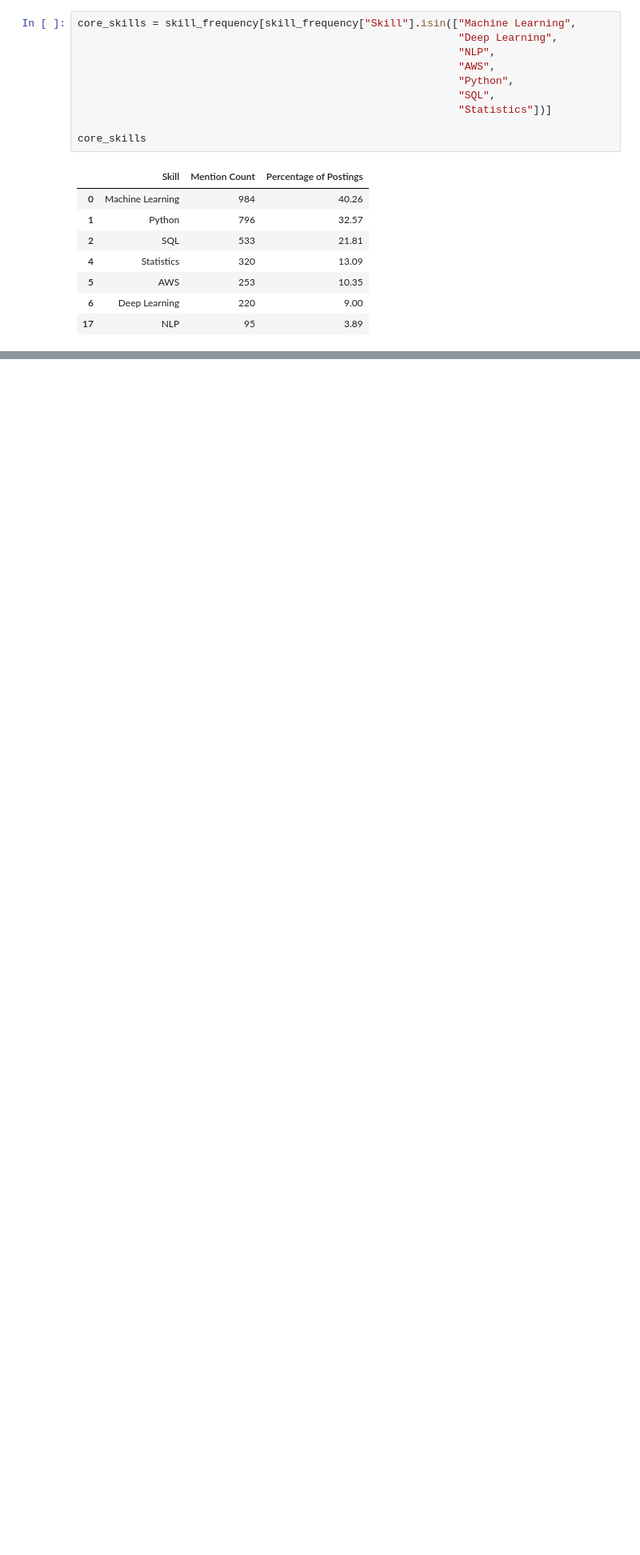
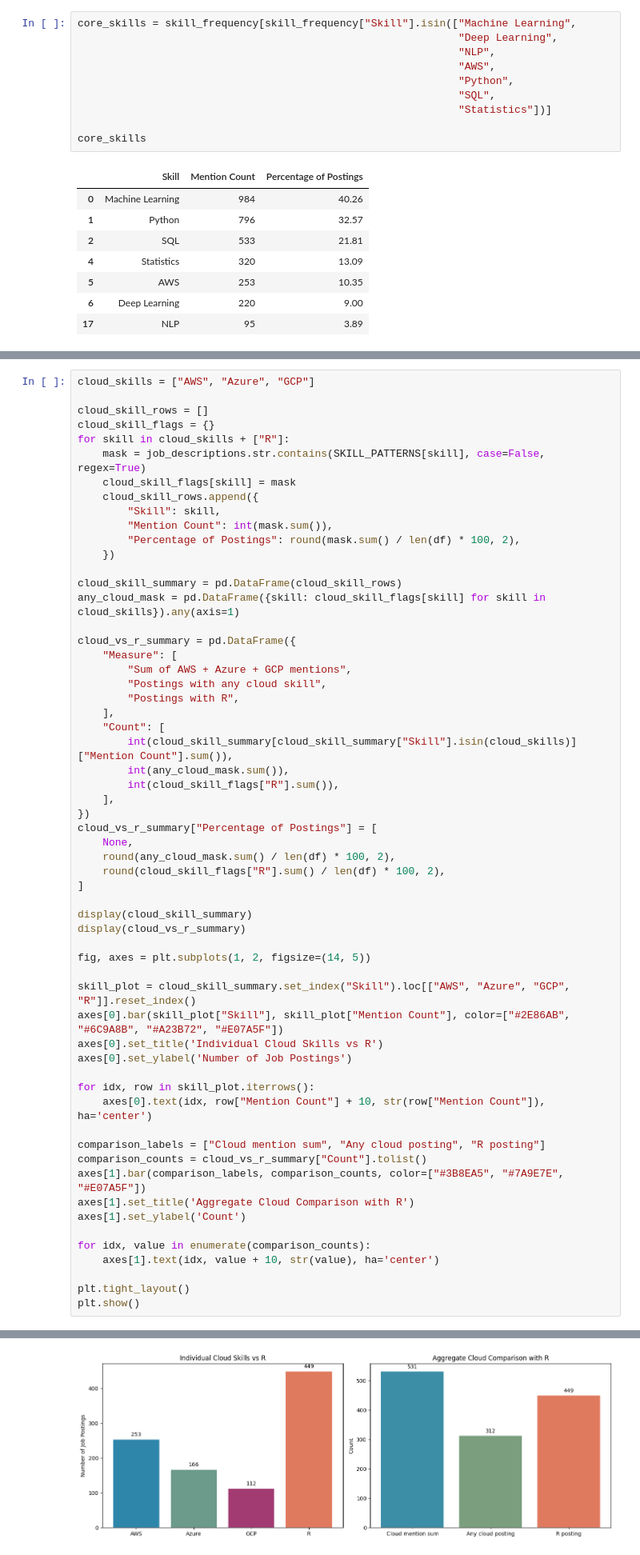
Before and after one commit to Nejel/ttu_group_project, a Jupyter notebook: experiment_1.ipynb, the cells around one changed output, grey strips where cells are left out. Shown at 80% size. Saved outputs shown, nothing was run; the diff lists cells and outputs as text; blank space fills up the shorter version.

```diff
--- a/experiment_1.ipynb
+++ b/experiment_1.ipynb
@@ -124,0 +237,60 @@ This suggests that Machine Learning has become a fundamental requirement in data
+# %%
+cloud_skills = ["AWS", "Azure", "GCP"]
+
+cloud_skill_rows = []
+cloud_skill_flags = {}
+for skill in cloud_skills + ["R"]:
+    mask = job_descriptions.str.contains(SKILL_PATTERNS[skill], case=False, regex=True)
+    cloud_skill_flags[skill] = mask
+    cloud_skill_rows.append({
+        "Skill": skill,
+        "Mention Count": int(mask.sum()),
+        "Percentage of Postings": round(mask.sum() / len(df) * 100, 2),
+    })
+
+cloud_skill_summary = pd.DataFrame(cloud_skill_rows)
+any_cloud_mask = pd.DataFrame({skill: cloud_skill_flags[skill] for skill in cloud_skills}).any(axis=1)
+
+cloud_vs_r_summary = pd.DataFrame({
+    "Measure": [
+        "Sum of AWS + Azure + GCP mentions",
+        "Postings with any cloud skill",
+        "Postings with R",
+    ],
+    "Count": [
+        int(cloud_skill_summary[cloud_skill_summary["Skill"].isin(cloud_skills)]["Mention Count"].sum()),
+        int(any_cloud_mask.sum()),
+        int(cloud_skill_flags["R"].sum()),
+    ],
+})
+cloud_vs_r_summary["Percentage of Postings"] = [
+    None,
+    round(any_cloud_mask.sum() / len(df) * 100, 2),
+    round(cloud_skill_flags["R"].sum() / len(df) * 100, 2),
+]
+
+display(cloud_skill_summary)
+display(cloud_vs_r_summary)
+
+fig, axes = plt.subplots(1, 2, figsize=(14, 5))
+
+skill_plot = cloud_skill_summary.set_index("Skill").loc[["AWS", "Azure", "GCP", "R"]].reset_index()
+axes[0].bar(skill_plot["Skill"], skill_plot["Mention Count"], color=["#2E86AB", "#6C9A8B", "#A23B72", "#E07A5F"])
+axes[0].set_title('Individual Cloud Skills vs R')
+axes[0].set_ylabel('Number of Job Postings')
+
+for idx, row in skill_plot.iterrows():
+    axes[0].text(idx, row["Mention Count"] + 10, str(row["Mention Count"]), ha='center')
+
+comparison_labels = ["Cloud mention sum", "Any cloud posting", "R posting"]
+comparison_counts = cloud_vs_r_summary["Count"].tolist()
+axes[1].bar(comparison_labels, comparison_counts, color=["#3B8EA5", "#7A9E7E", "#E07A5F"])
+axes[1].set_title('Aggregate Cloud Comparison with R')
+axes[1].set_ylabel('Count')
+
+for idx, value in enumerate(comparison_counts):
+    axes[1].text(idx, value + 10, str(value), ha='center')
+
+plt.tight_layout()
+plt.show()
+# %% [output]
@@ -124,0 +306 @@ This suggests that Machine Learning has become a fundamental requirement in data
+[figure, added]
```
Also changed, not shown: parts of 35 cells of this notebook, 2 other files.
